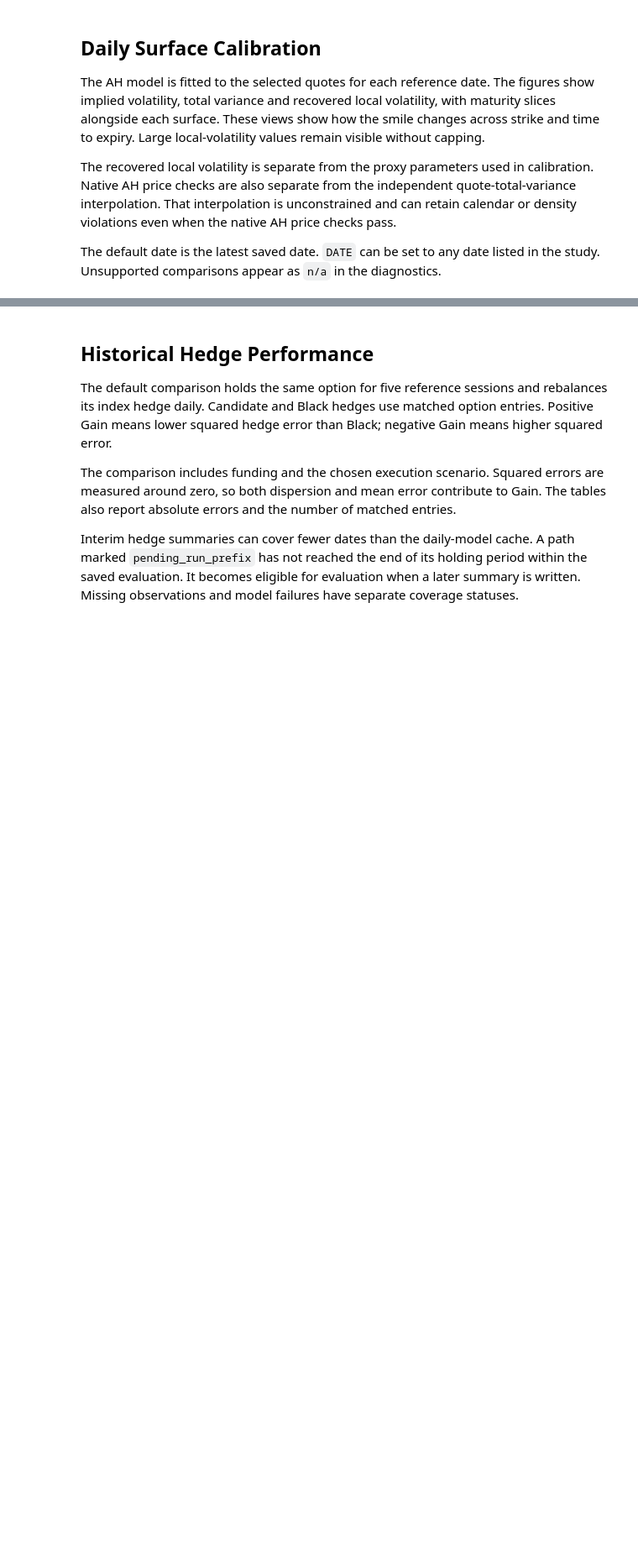
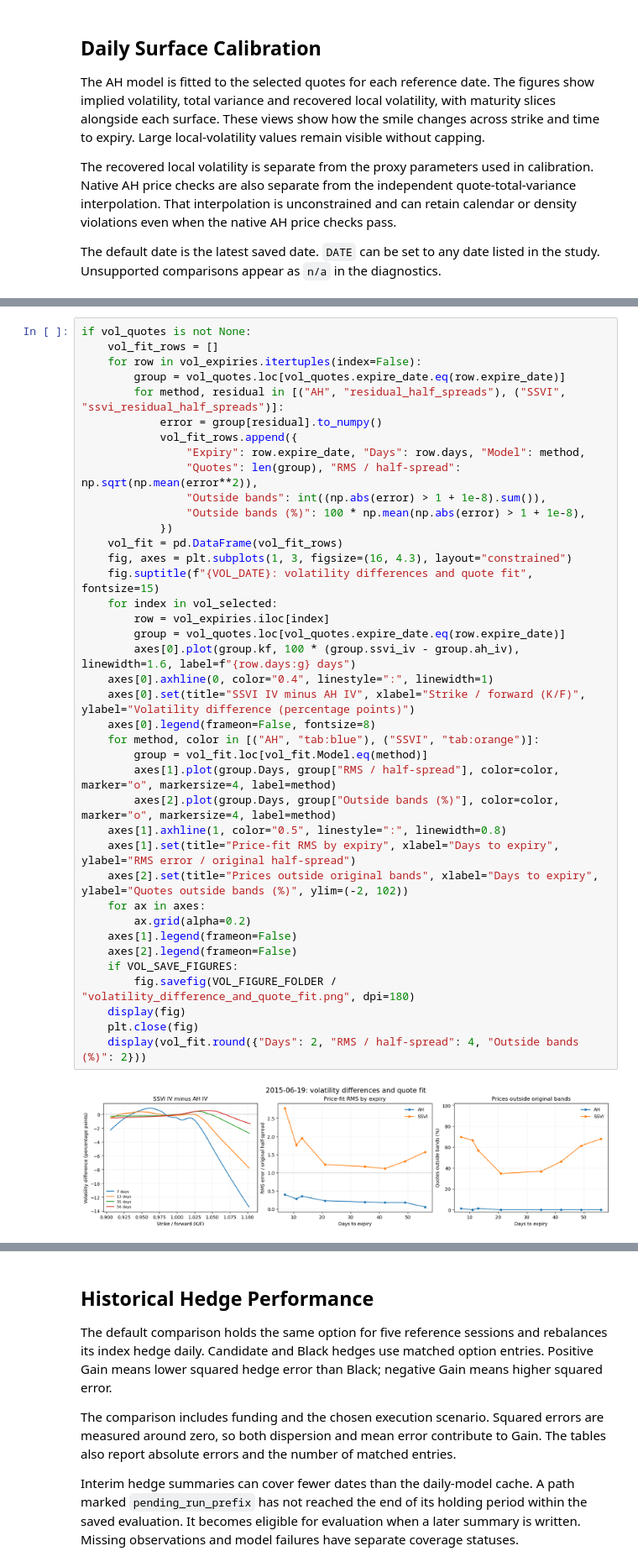
Before and after one commit to KVInator/local-vol-spx, a Jupyter notebook: notebooks/research.ipynb, the cells around one changed output, grey strips where cells are left out. Shown at 84% size. Saved outputs shown, nothing was run; the diff lists cells and outputs as text; blank space fills up the shorter version.

```diff
--- a/notebooks/research.ipynb
+++ b/notebooks/research.ipynb
@@ -334,0 +485,41 @@ if evidence is not None:
+# %%
+if vol_quotes is not None:
+    vol_fit_rows = []
+    for row in vol_expiries.itertuples(index=False):
+        group = vol_quotes.loc[vol_quotes.expire_date.eq(row.expire_date)]
+        for method, residual in [("AH", "residual_half_spreads"), ("SSVI", "ssvi_residual_half_spreads")]:
+            error = group[residual].to_numpy()
+            vol_fit_rows.append({
+                "Expiry": row.expire_date, "Days": row.days, "Model": method,
+                "Quotes": len(group), "RMS / half-spread": np.sqrt(np.mean(error**2)),
+                "Outside bands": int((np.abs(error) > 1 + 1e-8).sum()),
+                "Outside bands (%)": 100 * np.mean(np.abs(error) > 1 + 1e-8),
+            })
+    vol_fit = pd.DataFrame(vol_fit_rows)
+    fig, axes = plt.subplots(1, 3, figsize=(16, 4.3), layout="constrained")
+    fig.suptitle(f"{VOL_DATE}: volatility differences and quote fit", fontsize=15)
+    for index in vol_selected:
+        row = vol_expiries.iloc[index]
+        group = vol_quotes.loc[vol_quotes.expire_date.eq(row.expire_date)]
+        axes[0].plot(group.kf, 100 * (group.ssvi_iv - group.ah_iv), linewidth=1.6, label=f"{row.days:g} days")
+    axes[0].axhline(0, color="0.4", linestyle=":", linewidth=1)
+    axes[0].set(title="SSVI IV minus AH IV", xlabel="Strike / forward (K/F)", ylabel="Volatility difference (percentage points)")
+    axes[0].legend(frameon=False, fontsize=8)
+    for method, color in [("AH", "tab:blue"), ("SSVI", "tab:orange")]:
+        group = vol_fit.loc[vol_fit.Model.eq(method)]
+        axes[1].plot(group.Days, group["RMS / half-spread"], color=color, marker="o", markersize=4, label=method)
+        axes[2].plot(group.Days, group["Outside bands (%)"], color=color, marker="o", markersize=4, label=method)
+    axes[1].axhline(1, color="0.5", linestyle=":", linewidth=0.8)
+    axes[1].set(title="Price-fit RMS by expiry", xlabel="Days to expiry", ylabel="RMS error / original half-spread")
+    axes[2].set(title="Prices outside original bands", xlabel="Days to expiry", ylabel="Quotes outside bands (%)", ylim=(-2, 102))
+    for ax in axes:
+        ax.grid(alpha=0.2)
+    axes[1].legend(frameon=False)
+    axes[2].legend(frameon=False)
+    if VOL_SAVE_FIGURES:
+        fig.savefig(VOL_FIGURE_FOLDER / "volatility_difference_and_quote_fit.png", dpi=180)
+    display(fig)
+    plt.close(fig)
+    display(vol_fit.round({"Days": 2, "RMS / half-spread": 4, "Outside bands (%)": 2}))
+# %% [output]
+[figure, added]
```
Also changed, not shown: parts of 12 cells of this notebook, 3 other files.
